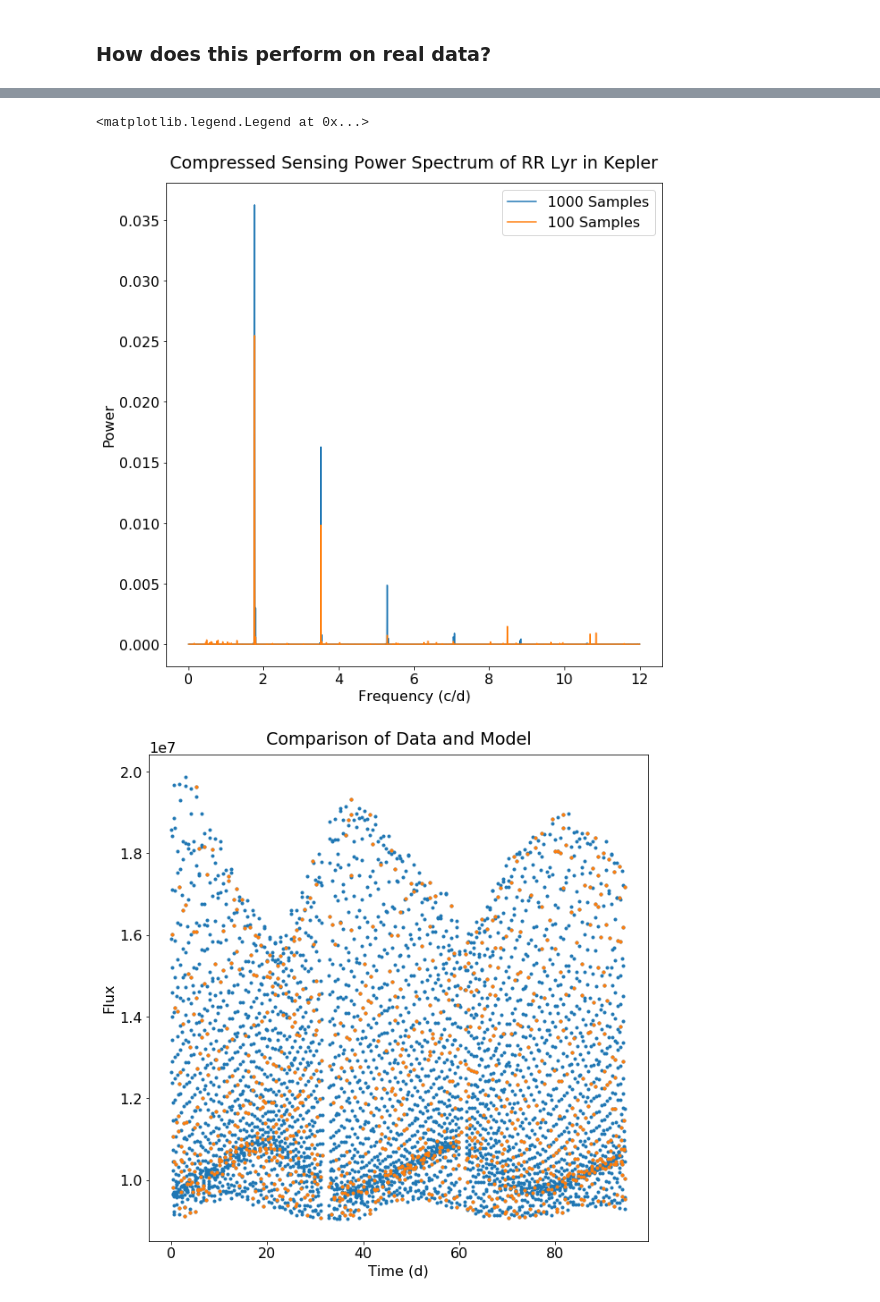
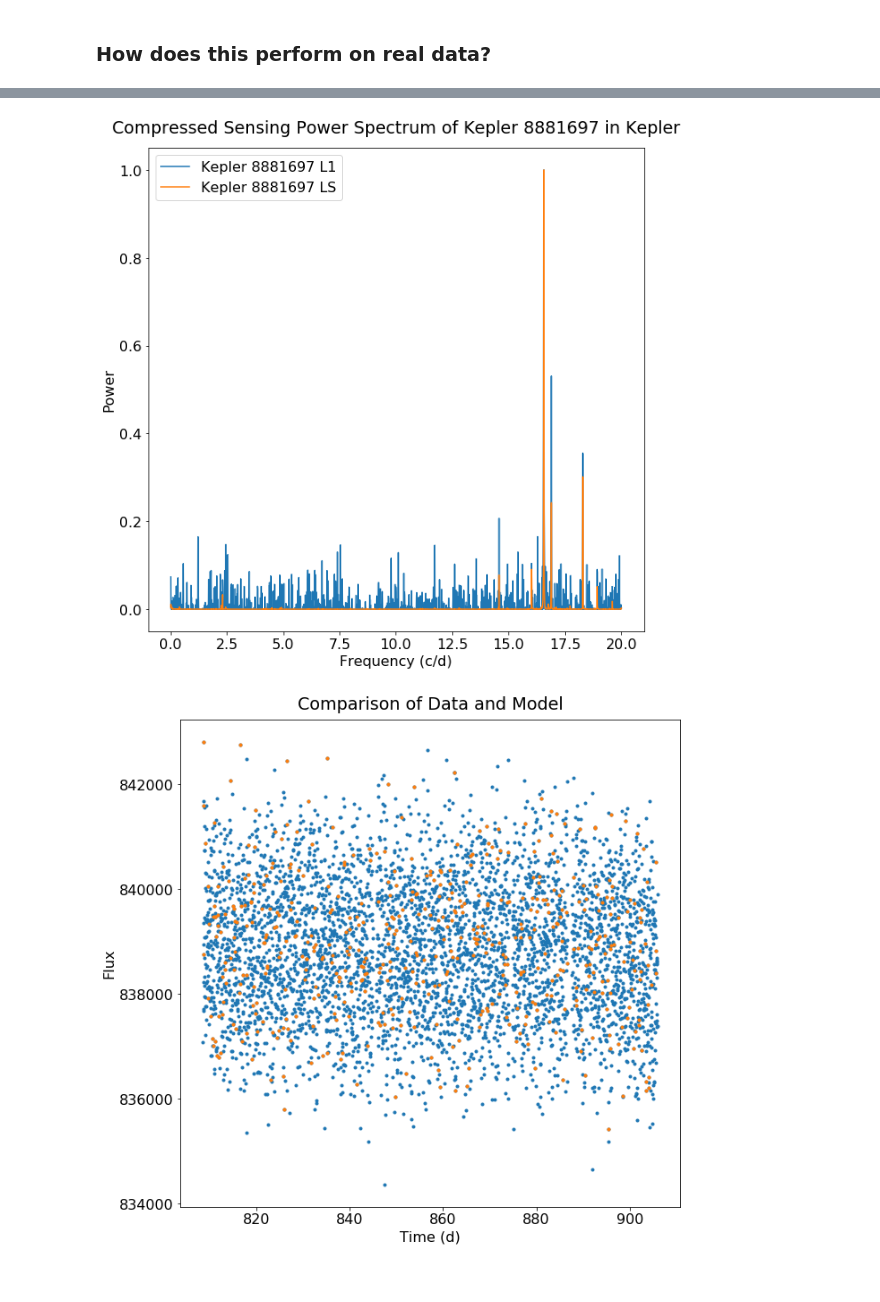
Before and after one commit to benjaminpope/manhattan, a Jupyter notebook: notebooks/basis_pursuit.ipynb, the cells around one changed output, grey strips where cells are left out. Drawn from its saved outputs; the diff is of its cells as text; code cells hidden in the pictures.

```diff
--- a/notebooks/basis_pursuit.ipynb
+++ b/notebooks/basis_pursuit.ipynb
@@ -171,10 +234,17 @@ fname = '../data/kplr100002056-2010174085026_llc.fits' # rr Lyrae itself
 # %%
+fname = '../data/kplr100002056-2010174085026_llc.fits' # rr Lyrae itself
+fname = '../data/kplr008881697-2011177032512_llc.fits'
+name = 'RR Lyr'
+name = 'Kepler 8881697'
+
 lc = Table.read(fname) # use this for RR Lyr and similarly formatted things
-lc = lc[np.isfinite(lc['SAP_FLUX'])]
+lc = lc[np.isfinite(lc['PDCSAP_FLUX'])]
+print 'LC Length',np.size(lc['PDCSAP_FLUX'])
 
-args_100 = np.sort(np.random.choice(len(lc['TIME']),size=100,replace=False))
+args_100 = np.sort(np.random.choice(len(lc['TIME']),size=500,replace=False))
 args_1000 = np.sort(np.random.choice(len(lc['TIME']),size=1000,replace=False))
-
-# lc = lc[args]
+args = args_100.copy()
+# lc = lc[args_1000]
 print lc.keys()
+time, flux, error = lc['TIME'], lc['PDCSAP_FLUX'], lc['PDCSAP_FLUX_ERR']
 # %% [output]
@@ -181,6 +252,4 @@ print lc.keys()
 ['TIME', 'TIMECORR', 'CADENCENO', 'SAP_FLUX', 'SAP_FLUX_ERR', 'SAP_BKG', 'SAP_BKG_ERR', 'PDCSAP_FLUX', 'PDCSAP_FLUX_ERR', 'SAP_QUALITY', 'PSF_CENTR1', 'PSF_CENTR1_ERR', 'PSF_CENTR2', 'PSF_CENTR2_ERR', ...
-# %%
-time, flux, error = lc['TIME'], lc['SAP_FLUX'], lc['SAP_FLUX_ERR']
 # %%
 time -= time.min()
 # %%
@@ -194,5 +263,6 @@ plt.errorbar(time,flux,yerr=error,linestyle="none")
 # %%
 %%time
-results_100 = cs.basis_pursuit(time[args_100],flux[args_100],fmin=0.1,fmax=12*2*np.pi,nfreqs=2000,polyorder=4,noise=False)
-results_1000 = cs.basis_pursuit(time[args_1000],flux[args_1000],fmin=0.1,fmax=12*2*np.pi,nfreqs=2000,polyorder=4,noise=False)
+# results_100 = cs.basis_pursuit(time[args_100],flux[args_100],fmin=0.1,fmax=12*2*np.pi,nfreqs=2000,polyorder=4,noise=False)
+# results_1000 = cs.basis_pursuit(time[args_1000],flux[args_1000],fmin=0.1,fmax=12*2*np.pi,nfreqs=2000,polyorder=4,noise=False)
+results = cs.basis_pursuit(time[args_100],flux[args_100],fmin=0.1,fmax=20*2*np.pi,nfreqs=2000,polyorder=4,noise=False)
 # %% [output]
@@ -201,24 +284,27 @@ Wall time: 1min 1s
 # %%
-power_100 = results_100['power']
-power_1000 = results_1000['power']
+# power_100 = results_100['power']
+# power_1000 = results_1000['power']
+power = results['power']
+# plt.plot(results_100o['freqs']/2./np.pi,power_1000,label="1000 Samples")
+# plt.plot(results_100['freqs']/2./np.pi,power_100,label="100 Samples")
+plt.plot(results['freqs']/2./np.pi,np.sqrt(power/power.max()),label="%s L1" % name)
+plt.plot(results['freqs']/2./np.pi, pls/pls.max(),label='%s LS' % name)
 
-plt.plot(results_100['freqs']/2./np.pi,power_1000,label="1000 Samples")
-plt.plot(results_100['freqs']/2./np.pi,power_100,label="100 Samples")
-
-
+# plt.yscale("log")
+# plt.xlim(0,15)
 plt.xlabel("Frequency (c/d)")
 plt.ylabel("Power")
-plt.title("Compressed Sensing Power Spectrum of RR Lyr in Kepler",y=1.02)
+plt.title("Compressed Sensing Power Spectrum of %s in Kepler" % name,y=1.02)
 plt.legend()
+plt.savefig('%s_cspec.png' % name)
 # %% [output]
-<matplotlib.legend.Legend at 0x...>
-[figure, old version]
+[figure, new version]
 # %%
 plt.title("Comparison of Data and Model",y=1.01)
 plt.plot(time,flux,'.')
-plt.plot(time[args_1000],results_1000['model'],'.')
+plt.plot(time[args],results['model'],'.')
 plt.xlabel("Time (d)")
 plt.ylabel("Flux");
 # %% [output]
-[figure, old version]
+[figure, new version]
 # %%
```
Also changed, not shown: parts of 24 cells of this notebook.
